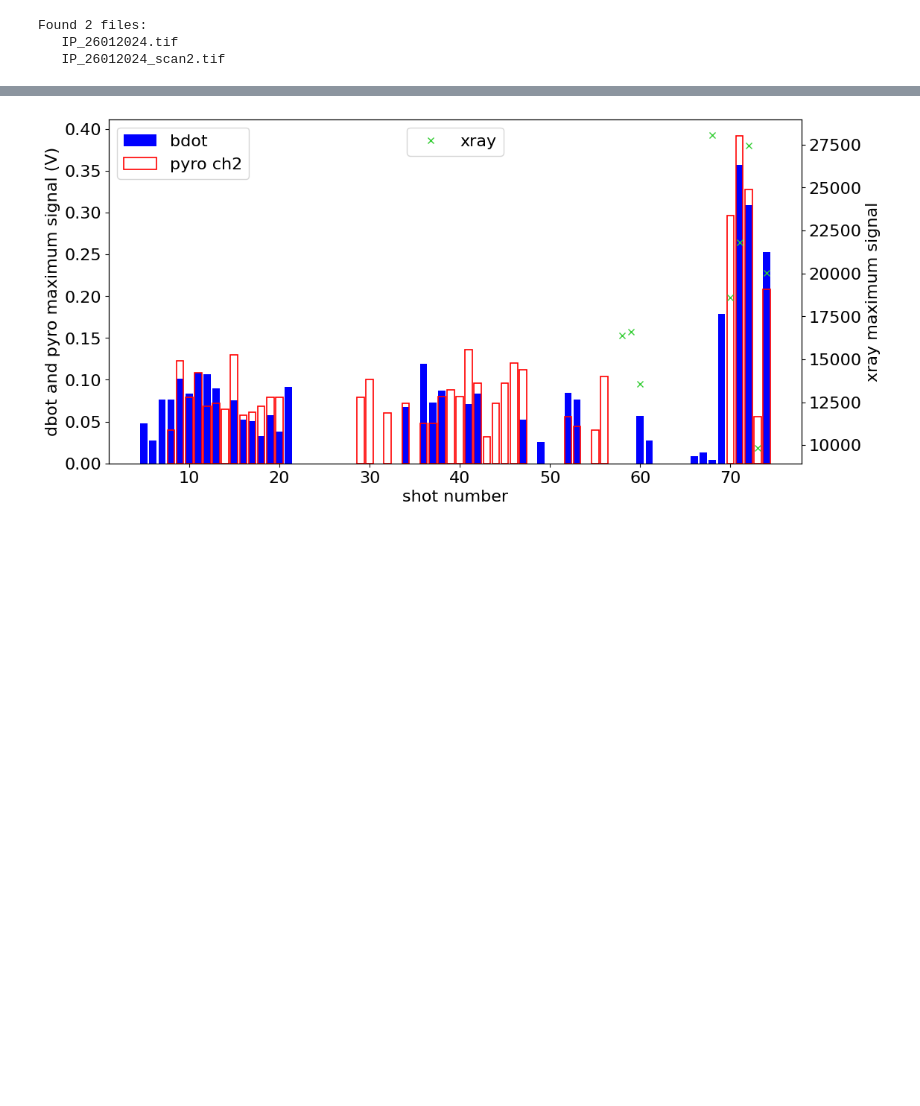
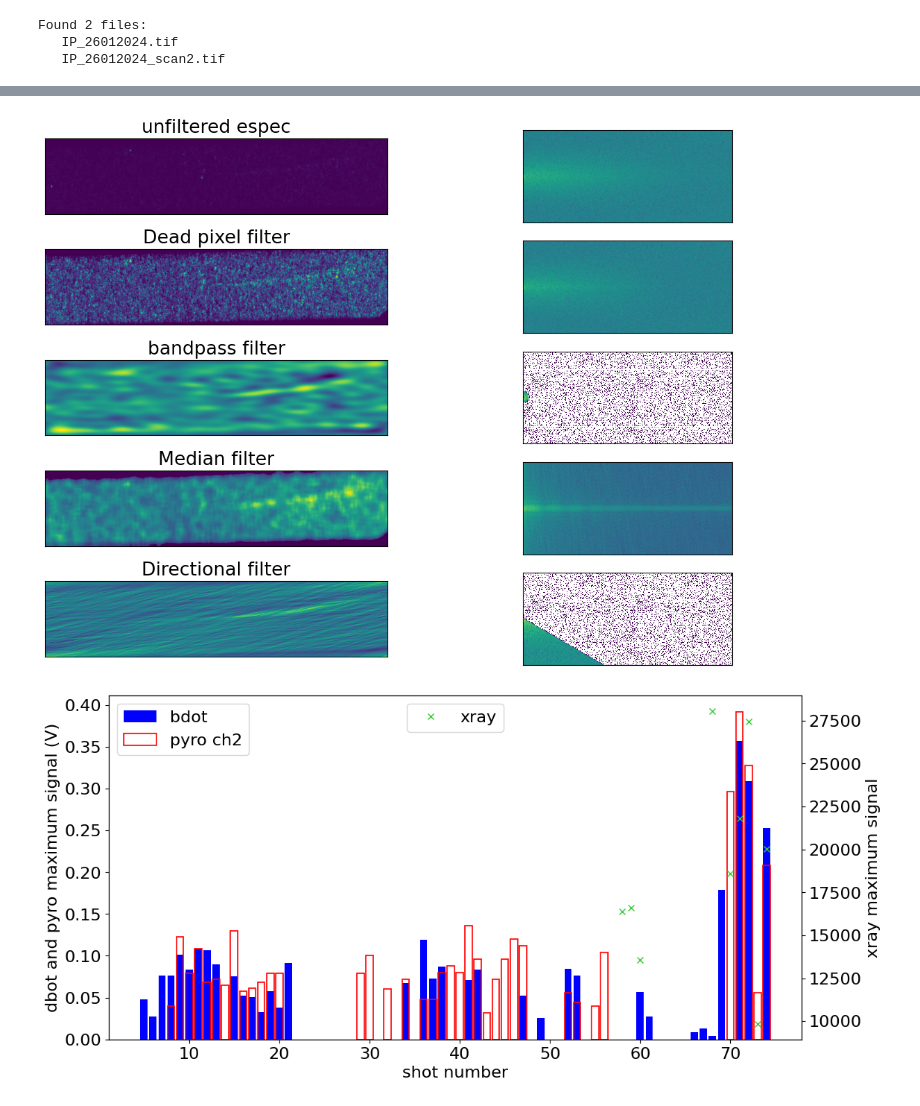
Before and after one commit to Jammi-Dodgers/celia_analysis, a Jupyter notebook: CELIA_ANALYSIS.ipynb, the cells around one changed output, grey strips where cells are left out. Cells and saved outputs as stored; diff of their text form; code cells hidden in the pictures; blank space fills up the shorter version.

```diff
--- a/CELIA_ANALYSIS.ipynb
+++ b/CELIA_ANALYSIS.ipynb
@@ -129,3 +204,45 @@ plt.show()
+# %%
+
+#espec_median = np.sum([spimg.median_filter(espec, size= n) for n in tqdm(range(1, 50))], axis= 0) #This is very slow but pretty cool.
+espec_median = spimg.median_filter(espec, size= 20)
+
+espec_FFT_median = np.fft.rfft2(espec_median, norm= "forward")
+espec_FFT_median = np.fft.fftshift(espec_FFT_median, axes= 0)
+# %%
+espec_directional, espec_FFT_directional = directional_filter(espec_dead, -60, 30)
+# %%
+fig, axs = plt.subplots(5,2, figsize= (14, 10))
+
+im1 = axs[0][0].imshow(espec, origin= "lower")
+axs[0][0].set(title= "unfiltered espec")
+axs[0][1].imshow(np.abs(espec_FFT), norm= "log", aspect= "equal", origin= "lower")
+#plt.colorbar(im1)
+
+im2 = axs[1][0].imshow(espec_dead, origin= "lower")
+axs[1][0].set(title= "Dead pixel filter")
+axs[1][1].imshow(np.abs(espec_FFT_dead), norm= "log", aspect= "equal", origin= "lower")
+#plt.colorbar(im2)
+
+im3 = axs[2][0].imshow(espec_bandpass, origin= "lower")
+axs[2][0].set(title= "bandpass filter")
+axs[2][1].imshow(np.abs(espec_FFT_bandpass), norm= "log", aspect= "equal", origin= "lower")
+#plt.colorbar(im3)
+
+im4 = axs[3][0].imshow(espec_median, origin= "lower")
+axs[3][0].set(title= "Median filter")
+axs[3][1].imshow(np.abs(espec_FFT_median), norm= "log", aspect= "equal", origin= "lower")
+#plt.colorbar(im4)
+
+im5 = axs[4][0].imshow(espec_directional, origin= "lower")
+axs[4][0].set(title= "Directional filter")
+axs[4][1].imshow(np.abs(espec_FFT_directional), norm= "log", aspect= "equal", origin= "lower")
+#plt.colorbar(im5)
+
+[ax.set(xticks= [], yticks= []) for ax in axs.flatten()]
+
+plt.show() #The dead pixel filter seems to be the most useful here. S:N is terrible so it's difficult to salvage any infomation even with the filters.
+# %% [output]
+[figure, added]
 # %%
 shot_max = 75
 # %%
```
Also changed, not shown: parts of 9 cells of this notebook.
